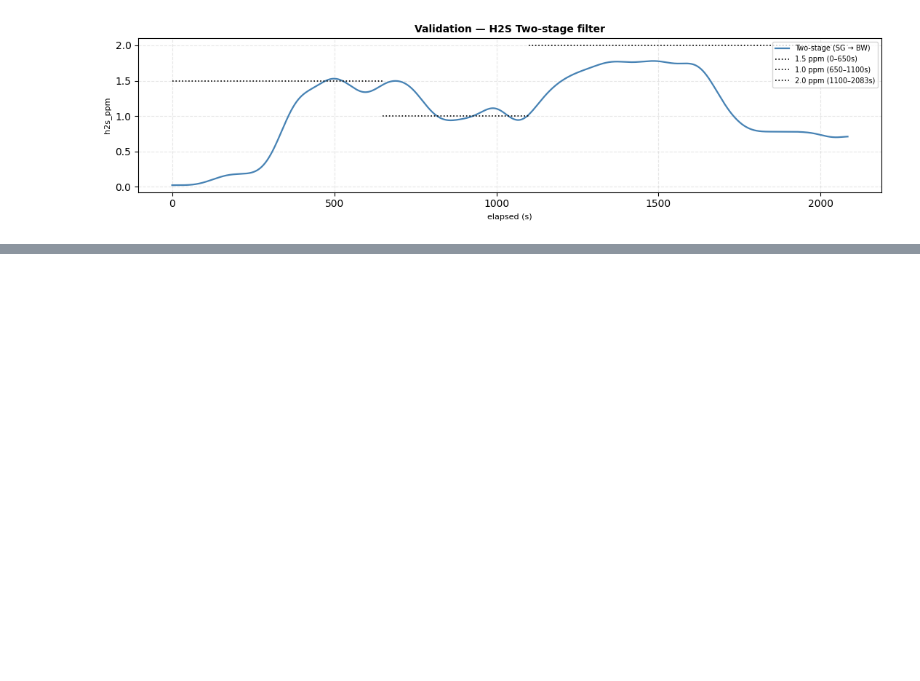
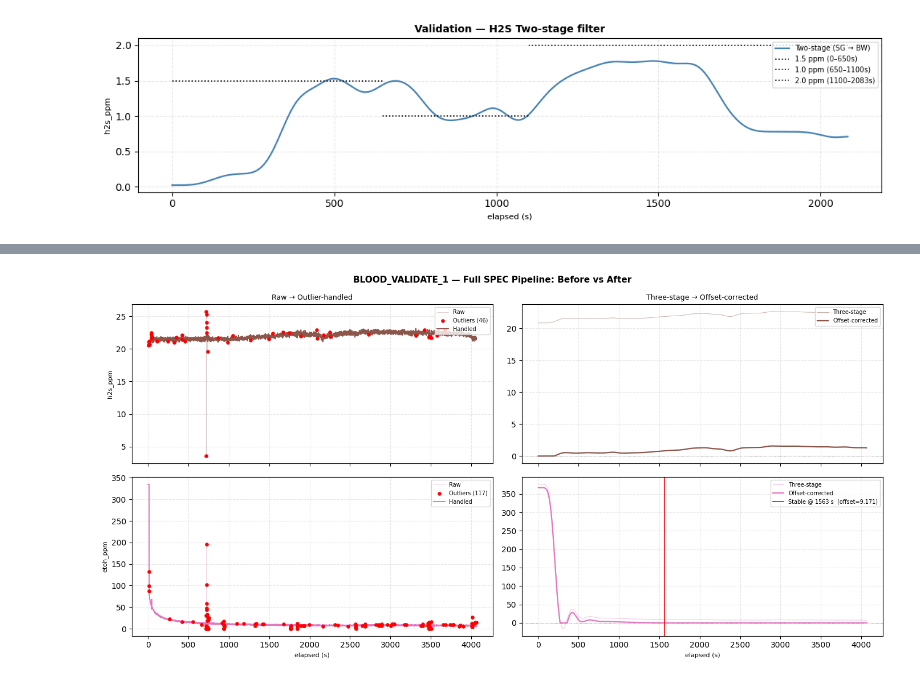
Before and after one commit to brenthoang12/gas-injury-detection, a Jupyter notebook: experiment-data-clean/spec_filter.ipynb, the cells around one changed output, grey strips where cells are left out. Drawn from its saved outputs; the diff is of its cells as text; code cells hidden in the pictures; blank space fills up the shorter version.

```diff
--- a/experiment-data-clean/spec_filter.ipynb
+++ b/experiment-data-clean/spec_filter.ipynb
@@ -866,0 +870,2 @@ plt.show()
+# %%
+BLOOD_VALIDATE_1 = "../20260331-experiment/1.5blood_1.csv"
@@ -866,0 +942,51 @@ plt.show()
+# %%
+# ── Before / After plot ───────────────────────────────────────────────────────
+# Left column : Raw (with outliers flagged) → outlier-handled
+# Right column: Three-stage filtered → offset-corrected (with stabilization marker)
+
+fig, axes = plt.subplots(2, 2, figsize=(14, 7), sharex=True)
+fig.suptitle("BLOOD_VALIDATE_1 — Full SPEC Pipeline: Before vs After",
+             fontsize=11, fontweight="bold")
+
+for i, col in enumerate(SPEC):
+    color = COLORS[col]
+    t     = blood_val["elapsed_s"]
+    info  = val_outlier_info[col]
+
+    # Left: Raw (outliers marked) → outlier-handled
+    ax = axes[i, 0]
+    ax.plot(t, blood_val[col],     color=color, linewidth=0.5, alpha=0.35, label="Raw")
+    ax.scatter(
+        t[info["mask"]], blood_val[col][info["mask"]],
+        color="red", s=14, zorder=5, label=f"Outliers ({info['mask'].sum()})",
+    )
+    ax.plot(t, info["patched"],    color=color, linewidth=1.4, label="Handled")
+    ax.set_ylabel(col, fontsize=8)
+    ax.legend(fontsize=7, loc="upper right")
+    ax.grid(True, alpha=0.3, linestyle="--")
+    if i == 0:
+        ax.set_title("Raw → Outlier-handled", fontsize=9)
+
+    # Right: Three-stage → offset-corrected
+    ax = axes[i, 1]
+    ax.plot(t, val_filtered[col]["three_stage"], color=color, linewidth=0.8, alpha=0.4,
+            label="Three-stage")
+    ax.plot(t, val_offset[col]["signal"],        color=color, linewidth=1.6,
+            label="Offset-corrected")
+    ax.axhline(0, color="black", linewidth=0.6, linestyle=":", alpha=0.5)
+    t_stab = val_stab[col]
+    if t_stab is not None:
+        ax.axvline(t_stab, color="red", linewidth=1.2, linestyle="-",
+                   label=f"Stable @ {t_stab:.0f} s  (offset={val_offset[col]['offset']:.3f})")
+    ax.legend(fontsize=7, loc="upper right")
+    ax.grid(True, alpha=0.3, linestyle="--")
+    if i == 0:
+        ax.set_title("Three-stage → Offset-corrected", fontsize=9)
+
+for ax in axes[-1]:
+    ax.set_xlabel("elapsed (s)", fontsize=8)
+
+plt.tight_layout()
+plt.show()
+# %% [output]
+[figure, added]
```
Also changed, not shown: parts of 4 cells of this notebook, 8 other files.
